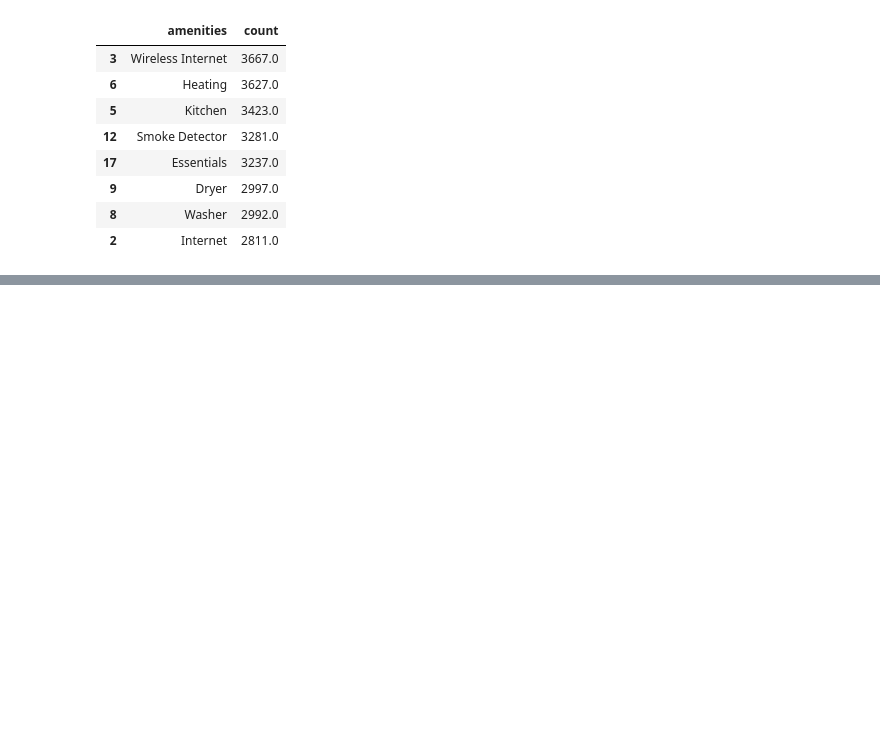
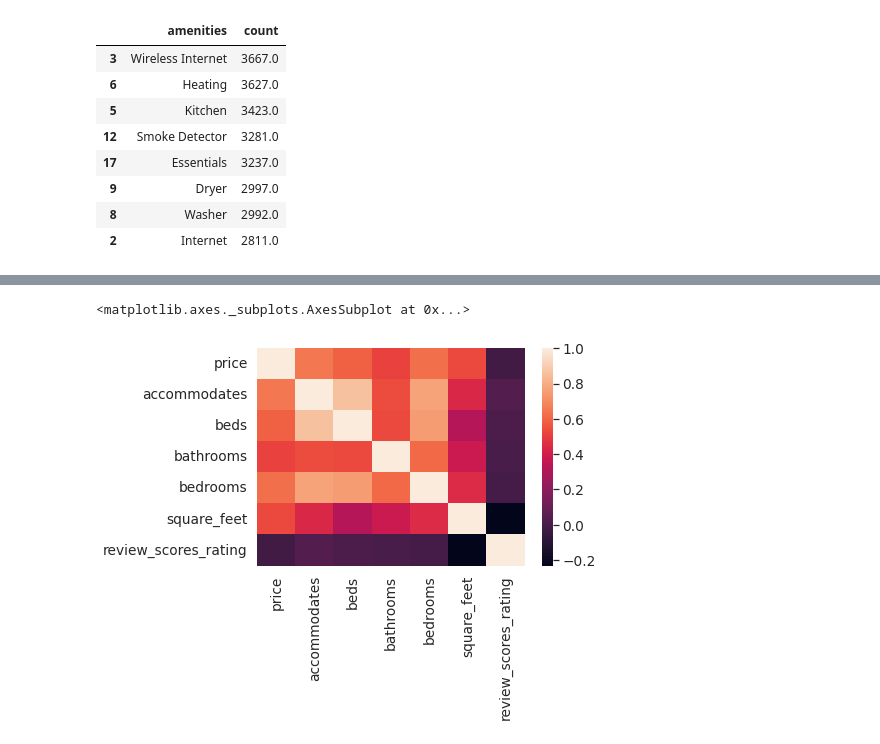
Before and after one commit to anushkapandey123/Outliers_PES1UG20CS123_PES1UG20CS072, a Jupyter notebook: EDA_Outliers_PES1UG20CS123_PES1UG20CS072.ipynb, the cells around one changed output, grey strips where cells are left out. Cells and saved outputs as stored; diff of their text form; code cells hidden in the pictures; blank space fills up the shorter version.

```diff
--- a/EDA_Outliers_PES1UG20CS123_PES1UG20CS072.ipynb
+++ b/EDA_Outliers_PES1UG20CS123_PES1UG20CS072.ipynb
@@ -405,0 +508,6 @@ pd_amenities_count
+# %%
+df['name'] = df['name'].astype('str')
+df['description'] = df['description'].astype('str')
+name_corpus = ' '.join(df['name'])
+description_corpus = ' '.join(df['description'])
+name_wordcloud = WordCloud(stopwords = STOPWORDS, background_color = 'white', height = 2000, width = 4000).generate(name_corpus)
@@ -405,0 +518,3 @@ pd_amenities_count
+# %%
+df['content'] = df[['name', 'description']].astype(str).apply(lambda x: ' // '.join(x), axis = 1)
+print(df['content'])
@@ -405,0 +606,14 @@ pd_amenities_count
+# %%
+listings_selected = df[[
+    'price',
+    'accommodates',
+    'beds','bathrooms',
+    'bedrooms','square_feet',
+    'review_scores_rating'
+
+]]
+fig = plt.figure()
+sns.heatmap(listings_selected.corr())
+# %% [output]
+<matplotlib.axes._subplots.AxesSubplot at 0x...>
+[figure, added]
```
Also changed, not shown: parts of 84 cells of this notebook.
